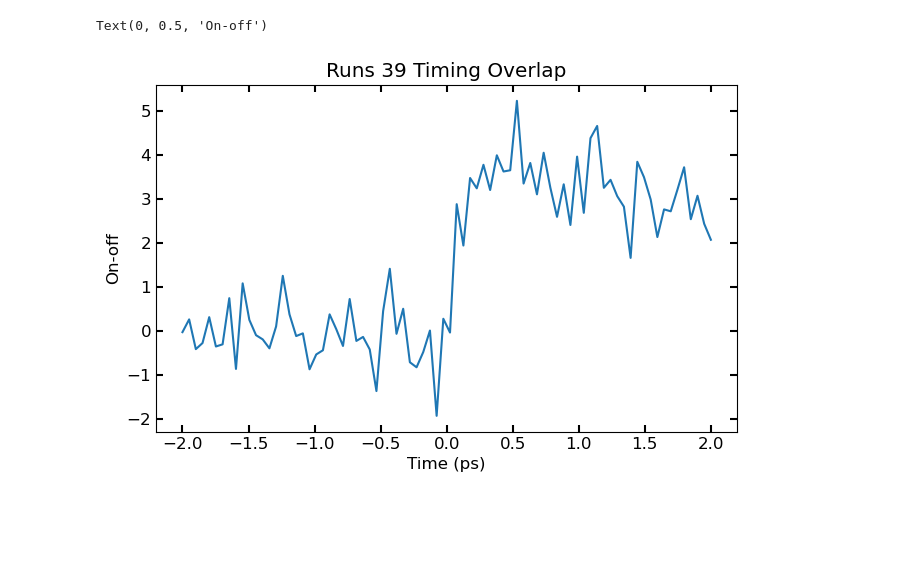
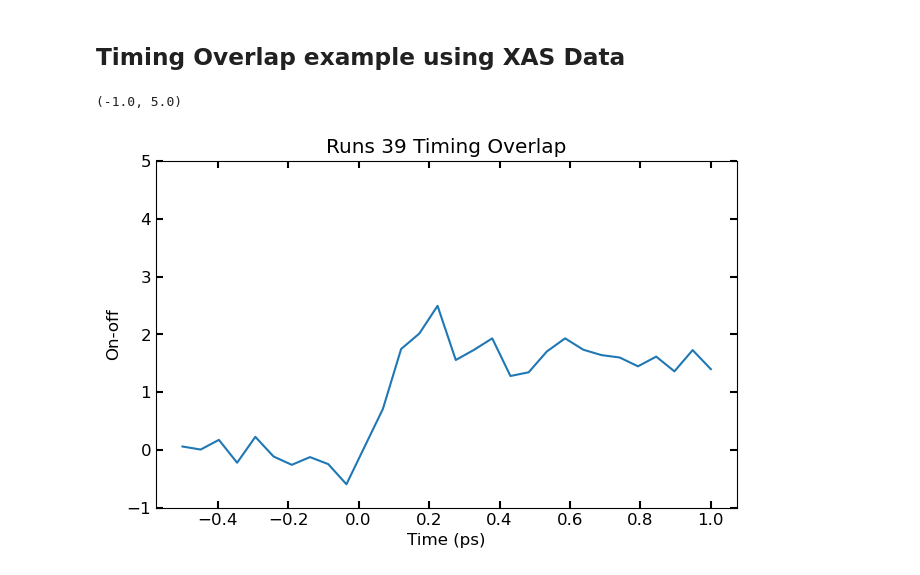
Before and after one commit to lg345/XSpect, a Jupyter notebook: alignments.ipynb, the cells around one changed output. Saved outputs shown, nothing was run; the diff lists cells and outputs as text; code cells hidden in the pictures; blank space fills up the shorter version.

Commit message:
Modified analysis and controller to work with scans of arbitrary motors in xas or xes. Updated and minimized alignments.ipynb to show straightforward alignment examples.

```diff
--- a/alignments.ipynb
+++ b/alignments.ipynb
@@ -7,35 +8,32 @@ import XSpect.XSpect_Diagnostics
 import matplotlib.pyplot as plt
+# %% [markdown]
+## Timing Overlap example using XAS Data
 # %%
 
 xas_experiment = XSpect.XSpect_Analysis.spectroscopy_experiment(lcls_run=22, hutch='xcs', experiment_id='xcsx1008722')
 xas=XSpect.XSpect_Controller.XASBatchAnalysis_1D_time()
 keys=['epics/ccm_E','epicsUser/ccm_E_setpoint','tt/ttCorr','epics/lxt_ttc', 'enc/lasDelay' , 'ipm5/sum','tt/AMPL','epix_2/ROI_0_sum']
 names=['ccm','ccm_E_setpoint','time_tool_correction','lxt_ttc'  ,'encoder','ipm', 'time_tool_ampl','epix']
 xas.set_key_aliases(keys,names)
-#xas.add_filter('xray','ipm',100.0)
-#xas.add_filter('simultaneous','ipm',100.0)
-#xas.add_filter('simultaneous','time_tool_ampl',0.01)
-xas.run_parser(['67']) # 7.5 uJ -0.5 to 2 ps
-xas.mintime = -2
-xas.maxtime = 2
+xas.run_parser(['123']) # 7.5 uJ -0.5 to 2 ps
+xas.mintime = -0.5
+xas.maxtime = 1
 (xas.maxtime-xas.mintime)/0.05
 xas.numpoints = int((xas.maxtime-xas.mintime)/0.05)
-# xas.primary_analysis_parallel_loop(4,xas_experiment)
 xas.primary_analysis_loop(xas_experiment)
 for idx,run in enumerate(xas.analyzed_runs):
     if idx==0:
         on=run.epix_simultaneous_laser_time_binned/run.ipm_simultaneous_laser_time_binned
         off=run.epix_xray_not_laser_time_binned/run.ipm_xray_not_laser_time_binned
     else:
         on=on+run.epix_simultaneous_laser_time_binned/run.ipm_simultaneous_laser_time_binned
         off=off+run.epix_xray_not_laser_time_binned/run.ipm_xray_not_laser_time_binned
-#on=xas.analyzed_runs[0].epix_simultaneous_laser_time_binned/xas.analyzed_runs[0].ipm_simultaneous_laser_time_binned
-#off=xas.analyzed_runs[0].epix_xray_not_laser_time_binned/xas.analyzed_runs[0].ipm_xray_not_laser_time_binned
 diff=on-off
-plt.plot(xas.time_bins,on-off)
+plt.plot(xas.time_bins,(on-off)[:-1])
 plt.title('Runs 39 Timing Overlap')
 plt.xlabel('Time (ps)')
 plt.ylabel('On-off')
+plt.ylim(-1,5)
 # %% [output]
-Text(0, 0.5, 'On-off')
+(-1.0, 5.0)
-[figure, old version]
+[figure, new version]
```
Also changed, not shown: parts of 7 cells of this notebook, 2 other files.
